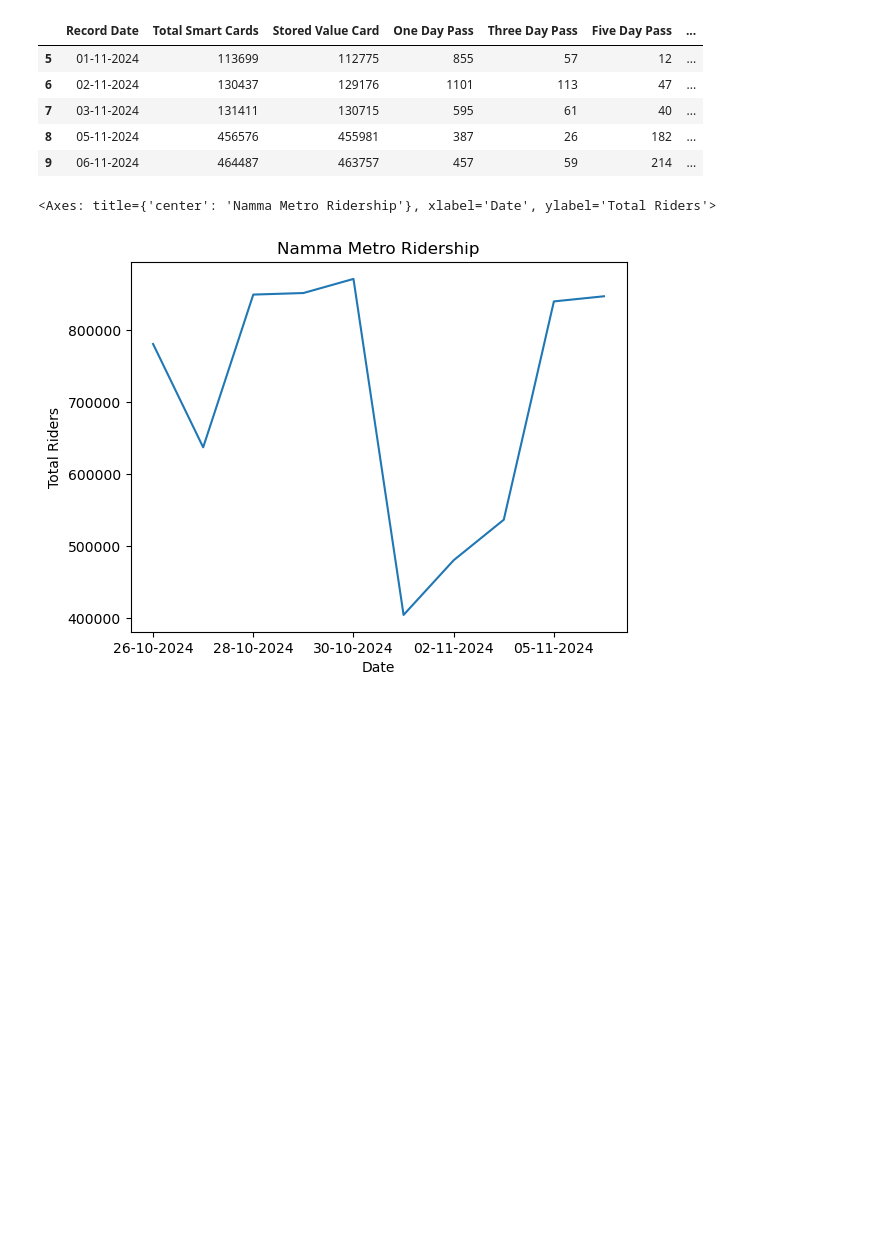
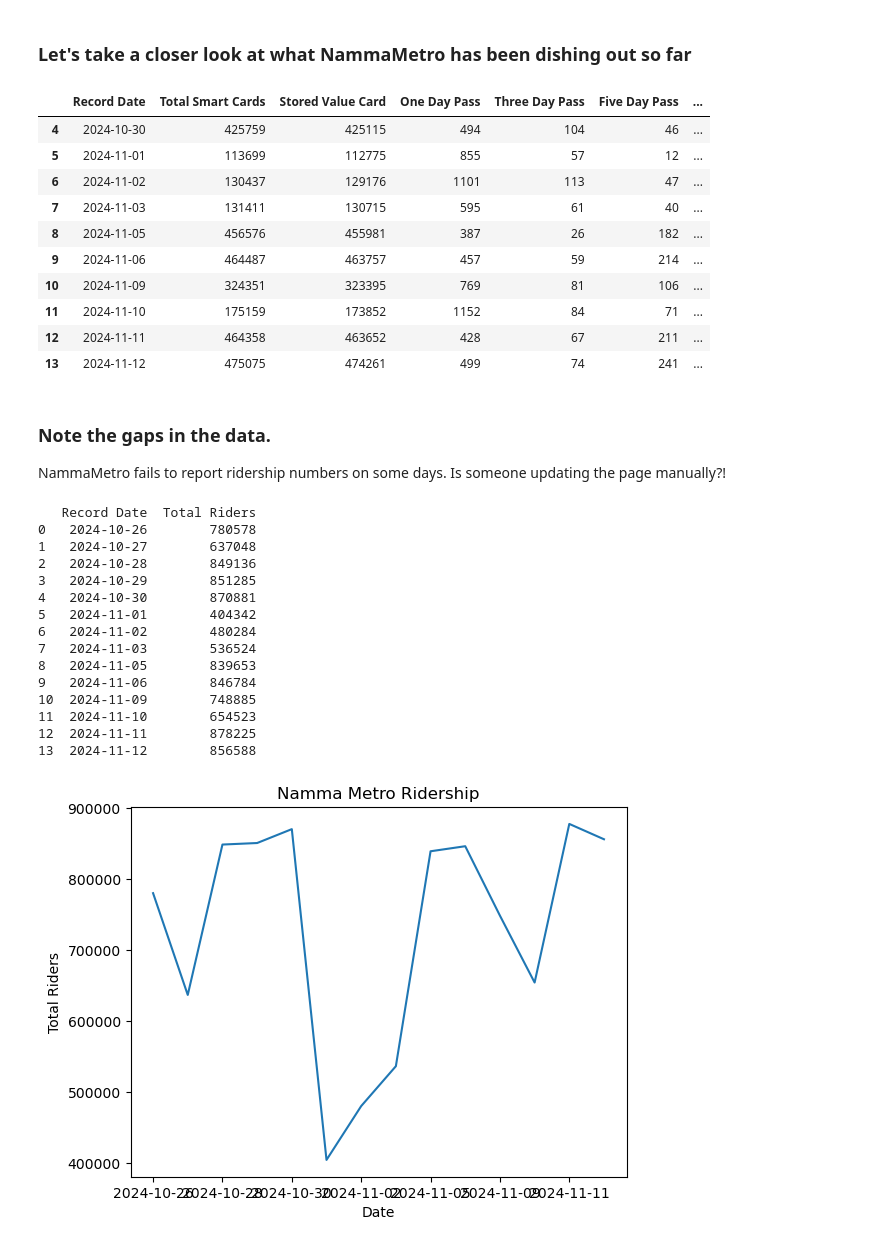
Before and after one commit to thecont1/namma-metro-ridership-tracker, a Jupyter notebook: ridership_2analysis.ipynb, the cells around one changed output. Cells and saved outputs as stored; diff of their text form; code cells hidden in the pictures; blank space fills up the shorter version.

```diff
--- a/ridership_2analysis.ipynb
+++ b/ridership_2analysis.ipynb
@@ -4,18 +8,51 @@ import time
+# %% [markdown]
+### Let's take a closer look at what NammaMetro has been dishing out so far
 # %%
 filename = "NammaMetro_Ridership_Dataset.csv"
 df = pd.read_csv(filename, index_col=0)
-df.tail()
+df['Record Date'] = pd.to_datetime(df['Record Date'], format='%d-%m-%Y').dt.strftime("%Y-%m-%d")
+df.tail(10)
 # %% [output]
 |  | Record Date | Total Smart Cards | Stored Value Card | One Day Pass | Three Day Pass | Five Day Pass | ... |
-| 5 | 01-11-2024 | 113699 | 112775 | 855 | 57 | 12 | ... |
-| 6 | 02-11-2024 | 130437 | 129176 | 1101 | 113 | 47 | ... |
-| 7 | 03-11-2024 | 131411 | 130715 | 595 | 61 | 40 | ... |
-| 8 | 05-11-2024 | 456576 | 455981 | 387 | 26 | 182 | ... |
-| 9 | 06-11-2024 | 464487 | 463757 | 457 | 59 | 214 | ... |
+| 4 | 2024-10-30 | 425759 | 425115 | 494 | 104 | 46 | ... |
+| 5 | 2024-11-01 | 113699 | 112775 | 855 | 57 | 12 | ... |
+| 6 | 2024-11-02 | 130437 | 129176 | 1101 | 113 | 47 | ... |
+| 7 | 2024-11-03 | 131411 | 130715 | 595 | 61 | 40 | ... |
+| 8 | 2024-11-05 | 456576 | 455981 | 387 | 26 | 182 | ... |
+| 9 | 2024-11-06 | 464487 | 463757 | 457 | 59 | 214 | ... |
+| 10 | 2024-11-09 | 324351 | 323395 | 769 | 81 | 106 | ... |
+| 11 | 2024-11-10 | 175159 | 173852 | 1152 | 84 | 71 | ... |
+| 12 | 2024-11-11 | 464358 | 463652 | 428 | 67 | 211 | ... |
+| 13 | 2024-11-12 | 475075 | 474261 | 499 | 74 | 241 | ... |
+# %% [markdown]
+### Note the gaps in the data.
+NammaMetro fails to report ridership numbers on some days. Is someone updating the page manually?!
 # %%
 df['Total Riders'] = df.loc[:, ['Total Smart Cards', 'Tokens', 'Total NCMC', 'Group Ticket', 'Total QR']].sum(axis=1)
-
-df.loc[:, ['Record Date', 'Total Riders']].plot(x='Record Date', y='Total Riders', kind='line', title='Namma Metro Ridership', xlabel='Date', ylabel='Total Riders', legend=False)
+table = df[['Record Date', 'Total Riders']]
+print(table)
+table.plot(x='Record Date',
+           y='Total Riders',
+           kind='line',
+           title='Namma Metro Ridership',
+           xlabel='Date',
+           ylabel='Total Riders',
+           legend=False)
+plt.show()
 # %% [output]
-<Axes: title={'center': 'Namma Metro Ridership'}, xlabel='Date', ylabel='Total Riders'>
+   Record Date  Total Riders
+0   2024-10-26        780578
+1   2024-10-27        637048
+2   2024-10-28        849136
+3   2024-10-29        851285
+4   2024-10-30        870881
+5   2024-11-01        404342
+6   2024-11-02        480284
+7   2024-11-03        536524
+8   2024-11-05        839653
+9   2024-11-06        846784
+10  2024-11-09        748885
+11  2024-11-10        654523
+12  2024-11-11        878225
+13  2024-11-12        856588
-[figure, old version]
+[figure, new version]
```
Also changed, not shown: parts of 12 cells of this notebook.
